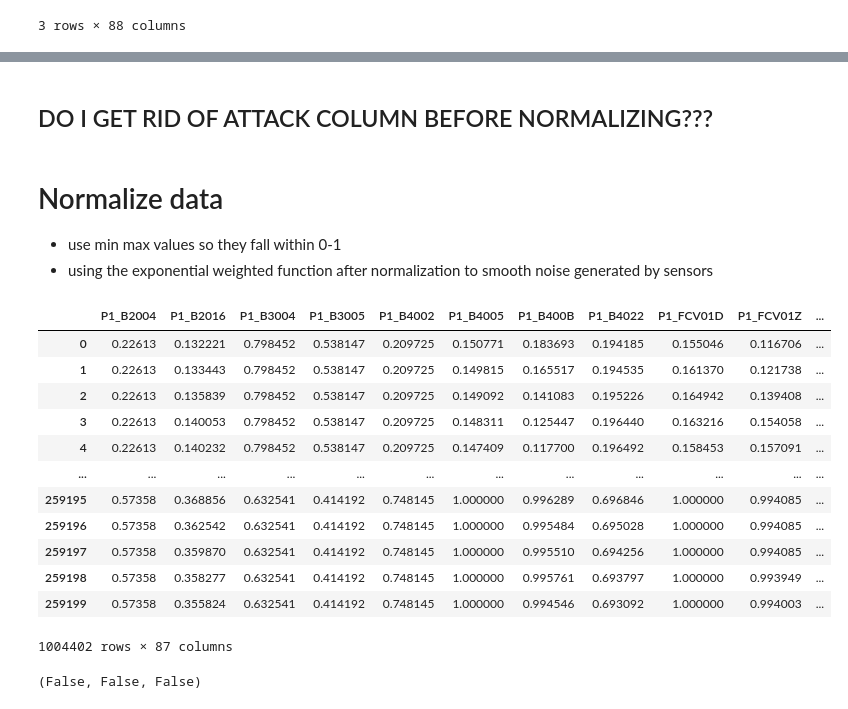
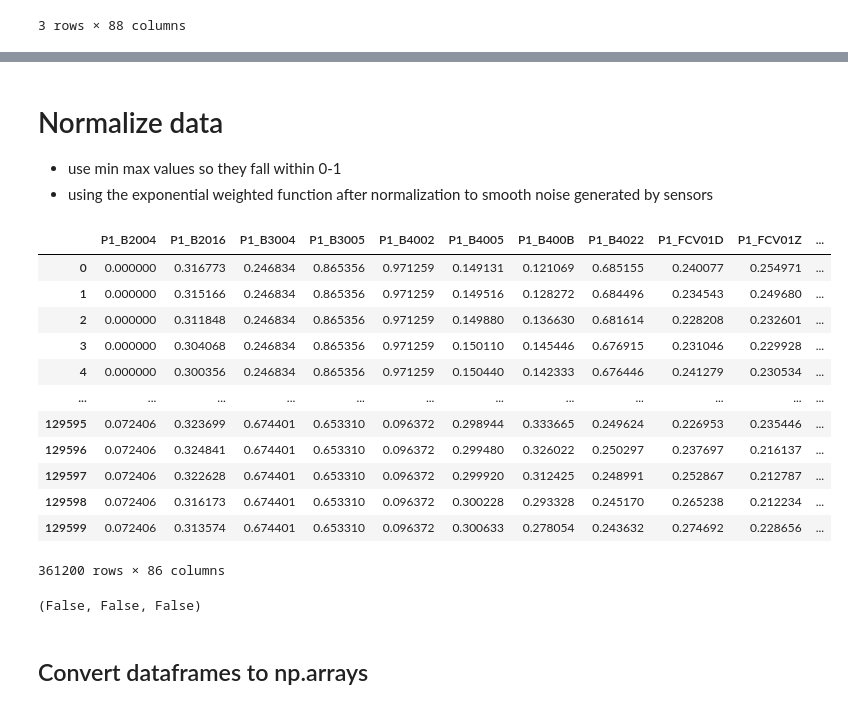
Before and after one commit to moniquebeaulieu/510_project, a Jupyter notebook: data_cleansing.ipynb, the cells around one changed output, grey strips where cells are left out. Drawn from its saved outputs; the diff is of its cells as text; code cells hidden in the pictures.

Commit message:
convert dataframe, more research on ocsvm

```diff
--- a/data_cleansing.ipynb
+++ b/data_cleansing.ipynb
@@ -131,11 +149,10 @@ test_df_raw.head(3)
 # %%
-# dropping timestamp as results are not dependent on time series
-train_raw = train_df_raw.drop(['timestamp'], axis=1)
-test_raw = test_df_raw.drop(['timestamp'], axis=1)
+# dropping timestamp - but might need for a time window later???
+# dropping attack columns as dont need labels for SVM
+train_raw = train_df_raw.drop(['timestamp','Attack'], axis=1)
+test_raw = test_df_raw.drop(['timestamp','Attack'], axis=1)
 
 # now 86 parameters and one attack classification column
-# %% [markdown]
-## DO I GET RID OF ATTACK COLUMN BEFORE NORMALIZING???
 # %% [markdown]
 # Normalize data
 
@@ -156,21 +173,22 @@ def normalize(df):
   # using this method to keep as pandas df for now
 # %%
 train_df = normalize(train_raw).ewm(alpha=0.9).mean() # normalize and smooth noise
-train_df
+test_df = normalize(test_raw).ewm(alpha=0.9).mean() # normalize and smooth noise
+test_df
 # %% [output]
 |  | P1_B2004 | P1_B2016 | P1_B3004 | P1_B3005 | P1_B4002 | P1_B4005 | P1_B400B | P1_B4022 | P1_FCV01D | P1_FCV01Z | ... |
-| 0 | 0.22613 | 0.132221 | 0.798452 | 0.538147 | 0.209725 | 0.150771 | 0.183693 | 0.194185 | 0.155046 | 0.116706 | ... |
-| 1 | 0.22613 | 0.133443 | 0.798452 | 0.538147 | 0.209725 | 0.149815 | 0.165517 | 0.194535 | 0.161370 | 0.121738 | ... |
-| 2 | 0.22613 | 0.135839 | 0.798452 | 0.538147 | 0.209725 | 0.149092 | 0.141083 | 0.195226 | 0.164942 | 0.139408 | ... |
-| 3 | 0.22613 | 0.140053 | 0.798452 | 0.538147 | 0.209725 | 0.148311 | 0.125447 | 0.196440 | 0.163216 | 0.154058 | ... |
-| 4 | 0.22613 | 0.140232 | 0.798452 | 0.538147 | 0.209725 | 0.147409 | 0.117700 | 0.196492 | 0.158453 | 0.157091 | ... |
+| 0 | 0.000000 | 0.316773 | 0.246834 | 0.865356 | 0.971259 | 0.149131 | 0.121069 | 0.685155 | 0.240077 | 0.254971 | ... |
+| 1 | 0.000000 | 0.315166 | 0.246834 | 0.865356 | 0.971259 | 0.149516 | 0.128272 | 0.684496 | 0.234543 | 0.249680 | ... |
+| 2 | 0.000000 | 0.311848 | 0.246834 | 0.865356 | 0.971259 | 0.149880 | 0.136630 | 0.681614 | 0.228208 | 0.232601 | ... |
+| 3 | 0.000000 | 0.304068 | 0.246834 | 0.865356 | 0.971259 | 0.150110 | 0.145446 | 0.676915 | 0.231046 | 0.229928 | ... |
+| 4 | 0.000000 | 0.300356 | 0.246834 | 0.865356 | 0.971259 | 0.150440 | 0.142333 | 0.676446 | 0.241279 | 0.230534 | ... |
 | ... | ... | ... | ... | ... | ... | ... | ... | ... | ... | ... | ... |
-| 259195 | 0.57358 | 0.368856 | 0.632541 | 0.414192 | 0.748145 | 1.000000 | 0.996289 | 0.696846 | 1.000000 | 0.994085 | ... |
-| 259196 | 0.57358 | 0.362542 | 0.632541 | 0.414192 | 0.748145 | 1.000000 | 0.995484 | 0.695028 | 1.000000 | 0.994085 | ... |
-| 259197 | 0.57358 | 0.359870 | 0.632541 | 0.414192 | 0.748145 | 1.000000 | 0.995510 | 0.694256 | 1.000000 | 0.994085 | ... |
-| 259198 | 0.57358 | 0.358277 | 0.632541 | 0.414192 | 0.748145 | 1.000000 | 0.995761 | 0.693797 | 1.000000 | 0.993949 | ... |
-| 259199 | 0.57358 | 0.355824 | 0.632541 | 0.414192 | 0.748145 | 1.000000 | 0.994546 | 0.693092 | 1.000000 | 0.994003 | ... |
+| 129595 | 0.072406 | 0.323699 | 0.674401 | 0.653310 | 0.096372 | 0.298944 | 0.333665 | 0.249624 | 0.226953 | 0.235446 | ... |
+| 129596 | 0.072406 | 0.324841 | 0.674401 | 0.653310 | 0.096372 | 0.299480 | 0.326022 | 0.250297 | 0.237697 | 0.216137 | ... |
+| 129597 | 0.072406 | 0.322628 | 0.674401 | 0.653310 | 0.096372 | 0.299920 | 0.312425 | 0.248991 | 0.252867 | 0.212787 | ... |
+| 129598 | 0.072406 | 0.316173 | 0.674401 | 0.653310 | 0.096372 | 0.300228 | 0.293328 | 0.245170 | 0.265238 | 0.212234 | ... |
+| 129599 | 0.072406 | 0.313574 | 0.674401 | 0.653310 | 0.096372 | 0.300633 | 0.278054 | 0.243632 | 0.274692 | 0.228656 | ... |
-1004402 rows × 87 columns
+361200 rows × 86 columns
 # %%
 def boundary_check(df):
     x = np.array(df, dtype=np.float32)
@@ -189,0 +201,2 @@ boundary_check(train_df) # making sure normalization within boundaries
+# %% [markdown]
+## Convert dataframes to np.arrays
```
Also changed, not shown: parts of 25 cells of this notebook.
